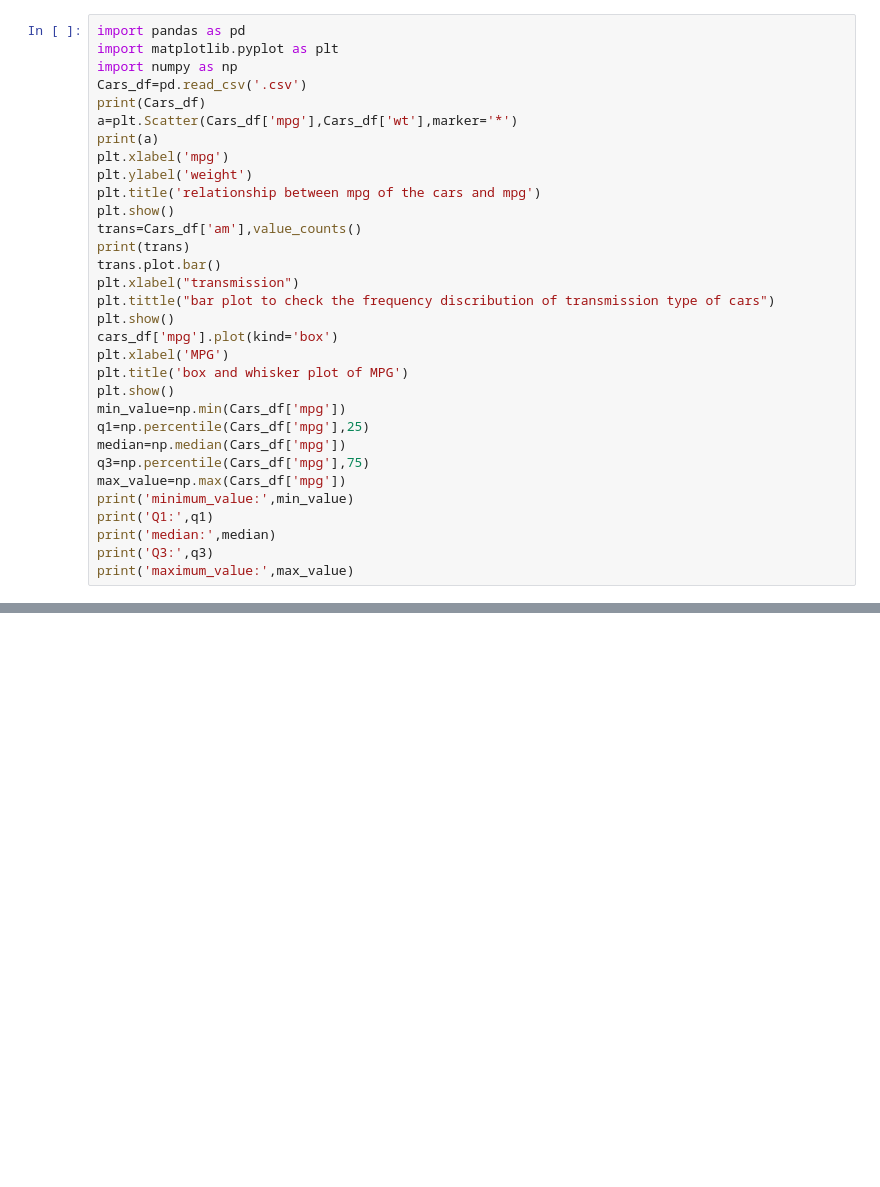
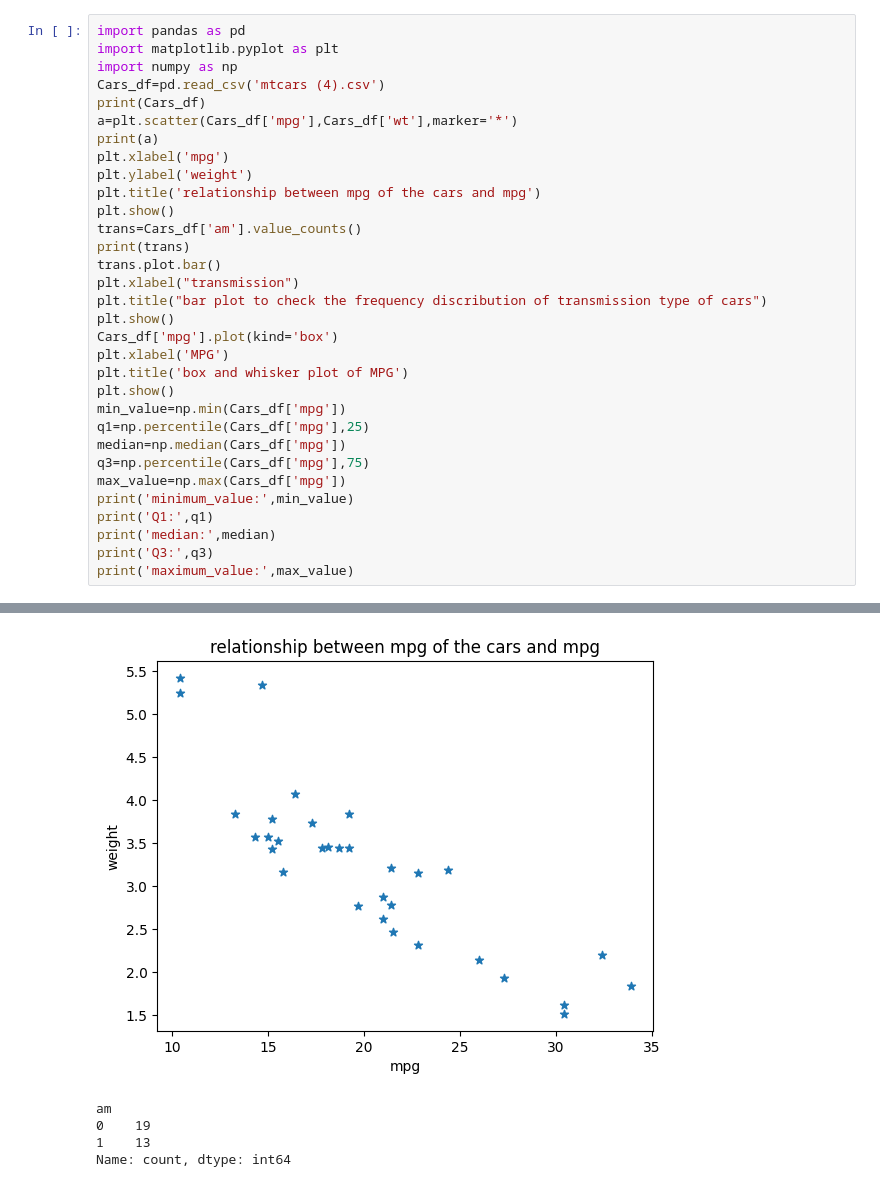
Before and after one commit to yashwini321/yashu123, a Jupyter notebook: exp7.ipynb, the cells around one changed output, grey strips where cells are left out. Cells and saved outputs as stored; diff of their text form; blank space fills up the shorter version.

```diff
--- a/exp7.ipynb
+++ b/exp7.ipynb
@@ -4,21 +4,21 @@
 import pandas as pd
 import matplotlib.pyplot as plt
 import numpy as np
-Cars_df=pd.read_csv('.csv')
+Cars_df=pd.read_csv('mtcars (4).csv')
 print(Cars_df)
-a=plt.Scatter(Cars_df['mpg'],Cars_df['wt'],marker='*')
+a=plt.scatter(Cars_df['mpg'],Cars_df['wt'],marker='*')
 print(a)
 plt.xlabel('mpg')
 plt.ylabel('weight')
 plt.title('relationship between mpg of the cars and mpg')
 plt.show()
-trans=Cars_df['am'],value_counts()
+trans=Cars_df['am'].value_counts()
 print(trans)
 trans.plot.bar()
 plt.xlabel("transmission")
-plt.tittle("bar plot to check the frequency discribution of transmission type of cars")
+plt.title("bar plot to check the frequency discribution of transmission type of cars")
 plt.show()
-cars_df['mpg'].plot(kind='box')
+Cars_df['mpg'].plot(kind='box')
 plt.xlabel('MPG')
 plt.title('box and whisker plot of MPG')
 plt.show()
@@ -32,3 +32,4 @@ print('Q1:',q1)
 print('median:',median)
 print('Q3:',q3)
 print('maximum_value:',max_value)
+# %% [output]
@@ -34,0 +53,5 @@ print('maximum_value:',max_value)
+[figure, added]
+am
+0    19
+1    13
+Name: count, dtype: int64
```
Also changed, not shown: parts of 1 cell of this notebook.
